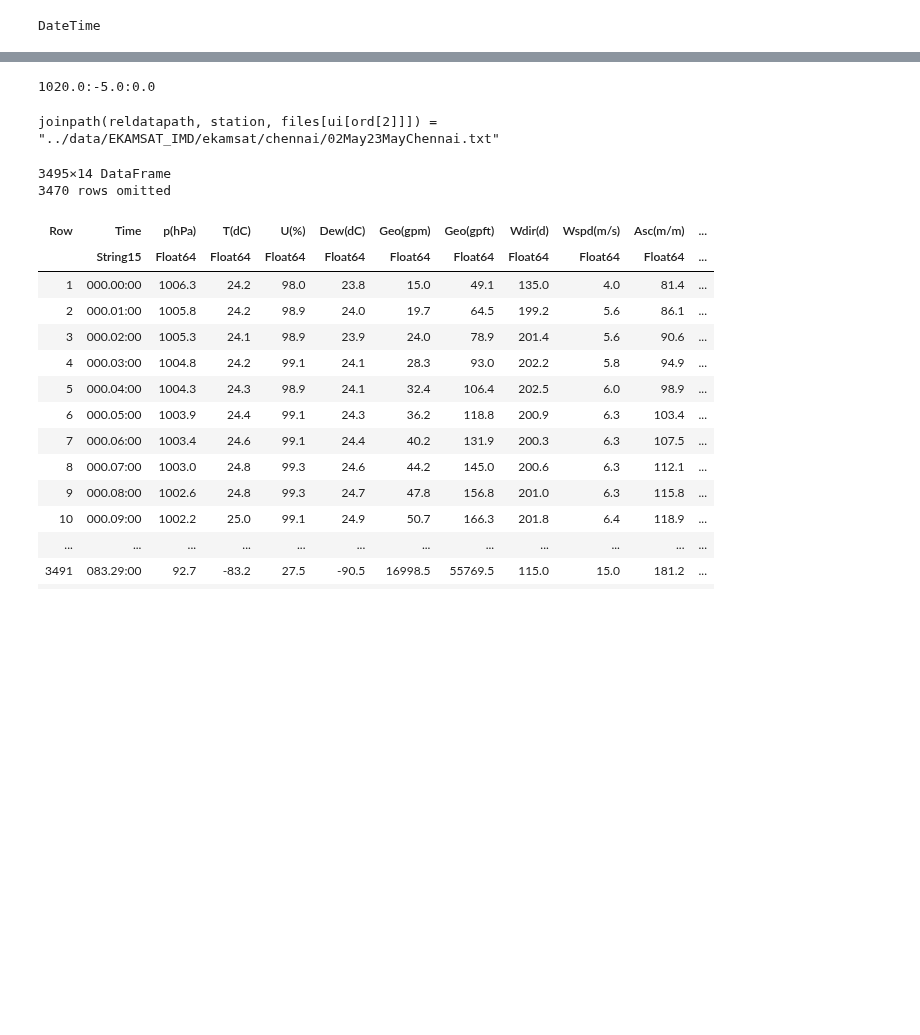
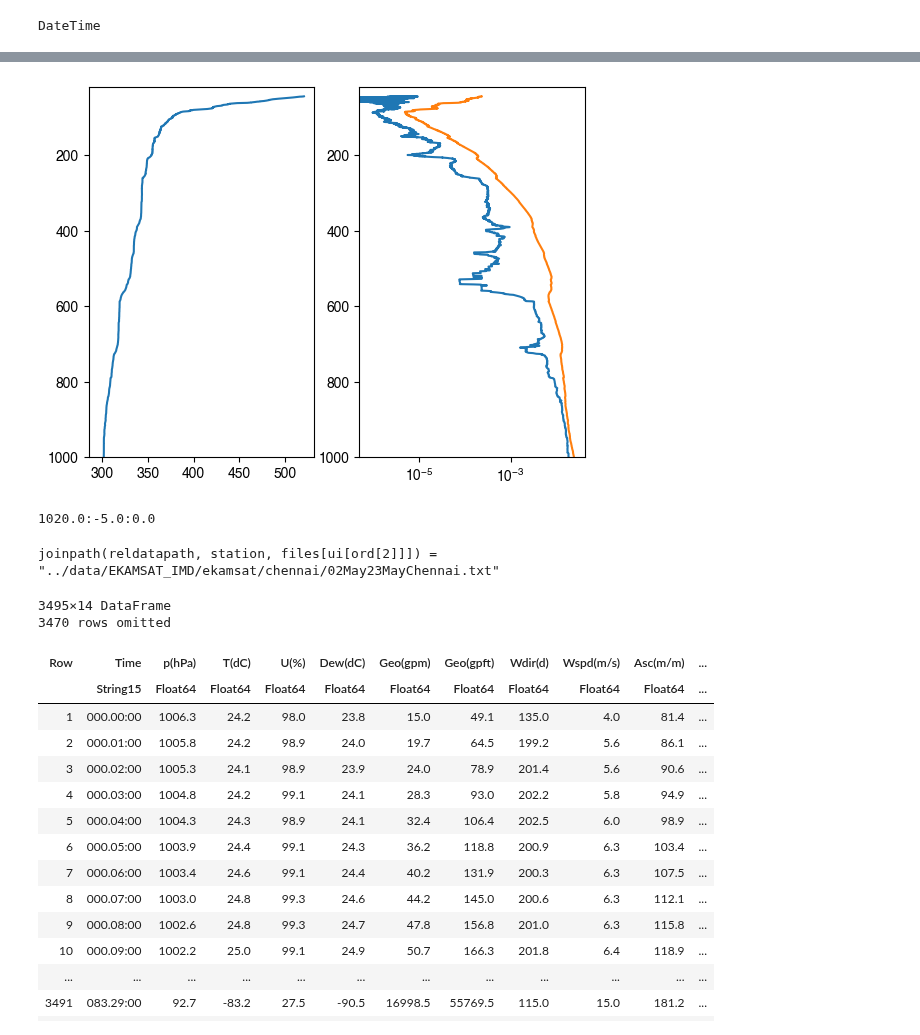
Before and after one commit to deszoeke/ASTRAL-soundings, a Jupyter notebook: src/read_raobe_txt.ipynb, the cells around one changed output, grey strips where cells are left out. Cells and saved outputs as stored; diff of their text form; code cells hidden in the pictures; blank space fills up the shorter version.

```diff
--- a/src/read_raobe_txt.ipynb
+++ b/src/read_raobe_txt.ipynb
@@ -135,3 +167,22 @@ end
+# %%
+# plot example sounding
+qs_ = @. qs(1e2*df[!,:PRES], df[!,:TEMP])
+qv = @. qs_ * df[!,:RH]/1e2
+theta_ = @. (df[!,:TEMP]+C) / Exner(df[!,:PRES])
+
+clf()
+subplot(1,2,1)
+plot(theta_, df[!,:PRES])
+ylim([1000, 20])
+
+subplot(1,2,2)
+# plot(df[!,:RH], df[!,:PRES])
+semilogx(qv, df[!,:PRES])
+plot(qs_, df[!,:PRES])
+ylim([1000, 20])
+gcf()
+# %% [output]
+[figure, added]
 # %%
 # test that the file names are readable for all stations
 
```
Also changed, not shown: parts of 5 cells of this notebook.
